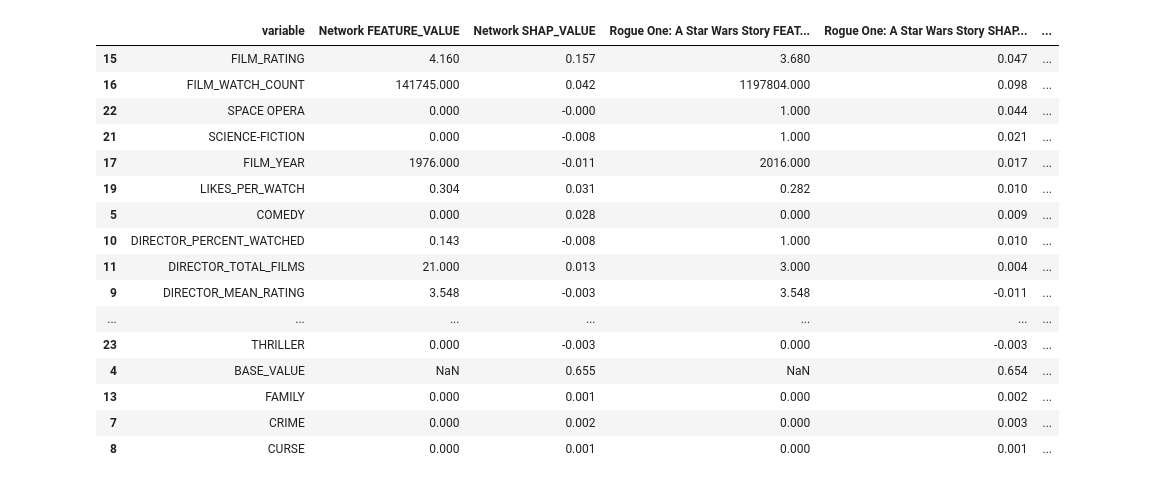
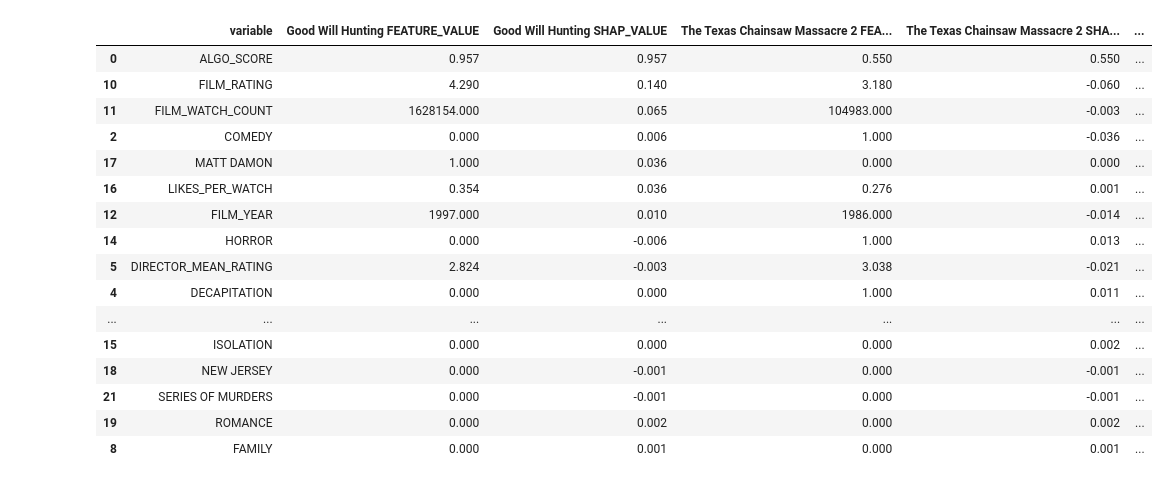
Before and after one commit to TD1138/letterboxd-app, a Jupyter notebook: lib/notebooks/AlgoDebugging.ipynb, the cells around one changed output. Cells and saved outputs as stored; diff of their text form; code cells hidden in the pictures.

```diff
--- a/lib/notebooks/AlgoDebugging.ipynb
+++ b/lib/notebooks/AlgoDebugging.ipynb
@@ -8,6 +9,8 @@ sys.path.insert(0, '../data_prep')
 from sqlite_utils import table_to_df
 # %%
 pred_df = table_to_df(table_name='FILM_ALGO_SCORE')
+pred_df['EITHER_SCORE'] = (pred_df['FILM_RATING_SCALED'].fillna(0) / 5) + (pred_df['ALGO_SCORE'].fillna(0))
+pred_df['RATED'] = np.where(pred_df['FILM_RATING_SCALED'].isnull(), 0, 1)
 pred_df.sort_values('ALGO_SCORE', ascending=False)
 # %% [output]
 |  | FILM_ID | FILM_TITLE | FILM_WATCH_COUNT | FILM_TOP_250 | FILM_RATING | LIKES_PER_WATCH | FANS_PER_WATCH | ... |
@@ -94,25 +97,25 @@ def return_comparison_df(film_ids, min_shap_val=0.001, decimal_places=3):
         comparison_df = comparison_df.sort_values(comparison_df.columns[2], ascending=False)
     return comparison_df.round(decimal_places)
 # %%
-film_id_selections = ['f_01VqG', 'f_0aPvy']
+film_id_selections = ['f_02ahY', 'f_01Kk8']
 
 return_comparison_df(film_id_selections)
 # %% [output]
-|  | variable | Network FEATURE_VALUE | Network SHAP_VALUE | Rogue One: A Star Wars Story FEAT... | Rogue One: A Star Wars Story SHAP... | ... |
-| 15 | FILM_RATING | 4.160 | 0.157 | 3.680 | 0.047 | ... |
-| 16 | FILM_WATCH_COUNT | 141745.000 | 0.042 | 1197804.000 | 0.098 | ... |
-| 22 | SPACE OPERA | 0.000 | -0.000 | 1.000 | 0.044 | ... |
-| 21 | SCIENCE-FICTION | 0.000 | -0.008 | 1.000 | 0.021 | ... |
-| 17 | FILM_YEAR | 1976.000 | -0.011 | 2016.000 | 0.017 | ... |
-| 19 | LIKES_PER_WATCH | 0.304 | 0.031 | 0.282 | 0.010 | ... |
-| 5 | COMEDY | 0.000 | 0.028 | 0.000 | 0.009 | ... |
-| 10 | DIRECTOR_PERCENT_WATCHED | 0.143 | -0.008 | 1.000 | 0.010 | ... |
-| 11 | DIRECTOR_TOTAL_FILMS | 21.000 | 0.013 | 3.000 | 0.004 | ... |
-| 9 | DIRECTOR_MEAN_RATING | 3.548 | -0.003 | 3.548 | -0.011 | ... |
+|  | variable | Good Will Hunting FEATURE_VALUE | Good Will Hunting SHAP_VALUE | The Texas Chainsaw Massacre 2 FEA... | The Texas Chainsaw Massacre 2 SHA... | ... |
+| 0 | ALGO_SCORE | 0.957 | 0.957 | 0.550 | 0.550 | ... |
+| 10 | FILM_RATING | 4.290 | 0.140 | 3.180 | -0.060 | ... |
+| 11 | FILM_WATCH_COUNT | 1628154.000 | 0.065 | 104983.000 | -0.003 | ... |
+| 2 | COMEDY | 0.000 | 0.006 | 1.000 | -0.036 | ... |
+| 17 | MATT DAMON | 1.000 | 0.036 | 0.000 | 0.000 | ... |
+| 16 | LIKES_PER_WATCH | 0.354 | 0.036 | 0.276 | 0.001 | ... |
+| 12 | FILM_YEAR | 1997.000 | 0.010 | 1986.000 | -0.014 | ... |
+| 14 | HORROR | 0.000 | -0.006 | 1.000 | 0.013 | ... |
+| 5 | DIRECTOR_MEAN_RATING | 2.824 | -0.003 | 3.038 | -0.021 | ... |
+| 4 | DECAPITATION | 0.000 | 0.000 | 1.000 | 0.011 | ... |
 | ... | ... | ... | ... | ... | ... | ... |
-| 23 | THRILLER | 0.000 | -0.003 | 0.000 | -0.003 | ... |
-| 4 | BASE_VALUE | NaN | 0.655 | NaN | 0.654 | ... |
-| 13 | FAMILY | 0.000 | 0.001 | 0.000 | 0.002 | ... |
-| 7 | CRIME | 0.000 | 0.002 | 0.000 | 0.003 | ... |
-| 8 | CURSE | 0.000 | 0.001 | 0.000 | 0.001 | ... |
+| 15 | ISOLATION | 0.000 | 0.000 | 0.000 | 0.002 | ... |
+| 18 | NEW JERSEY | 0.000 | -0.001 | 0.000 | -0.001 | ... |
+| 21 | SERIES OF MURDERS | 0.000 | -0.001 | 0.000 | -0.001 | ... |
+| 19 | ROMANCE | 0.000 | 0.002 | 0.000 | 0.002 | ... |
+| 8 | FAMILY | 0.000 | 0.001 | 0.000 | 0.001 | ... |
 # %%
```
Also changed, not shown: parts of 8 cells of this notebook, 8 other files.
